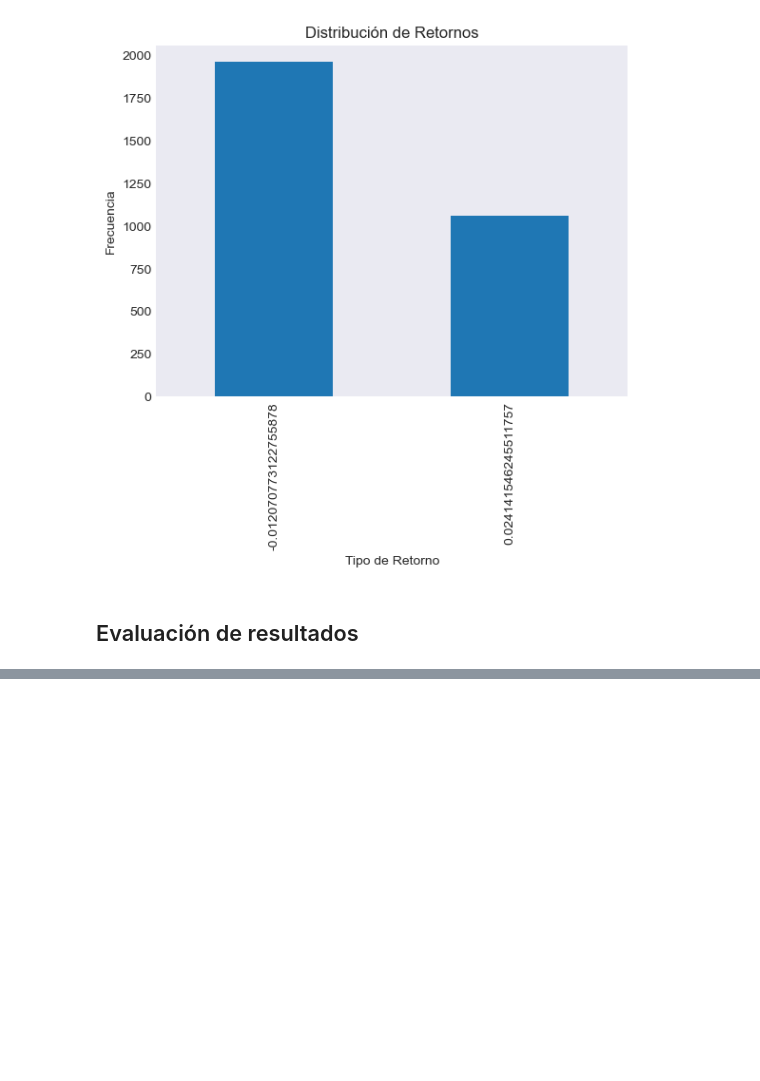
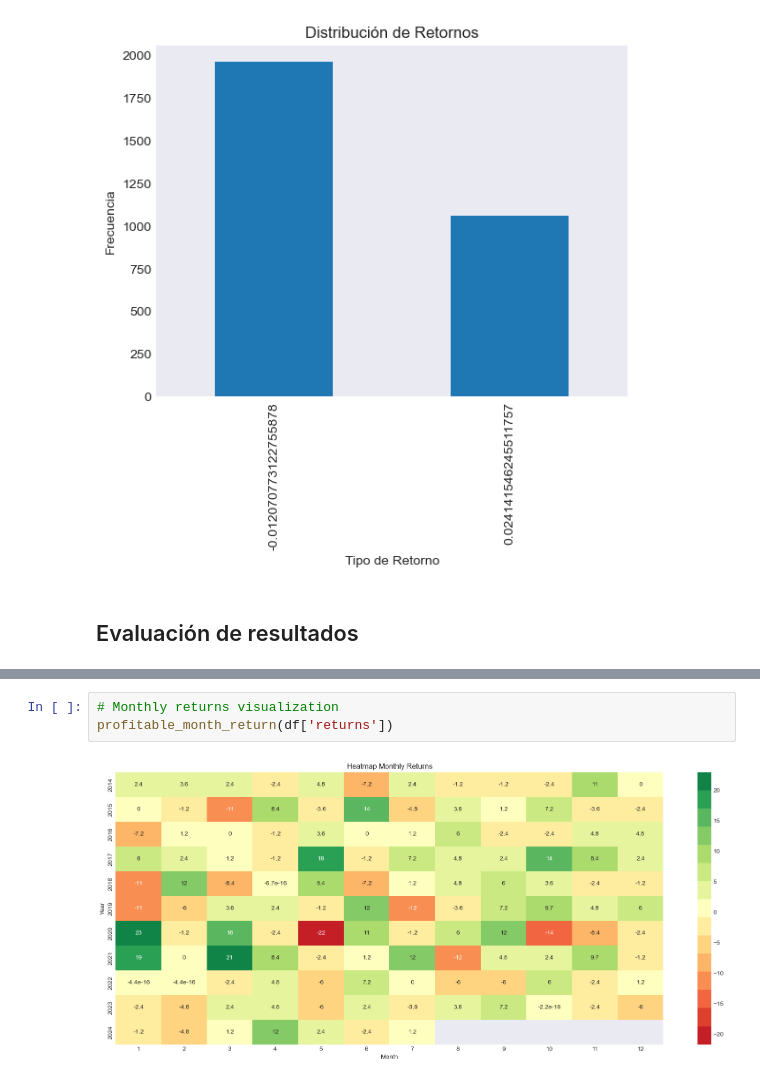
Before and after one commit to ajmtrz/portfolio_management, a Jupyter notebook: trading/alpha_system.ipynb, the cells around one changed output, grey strips where cells are left out. Drawn from its saved outputs; the diff is of its cells as text; blank space fills up the shorter version.

Commit message:
Monthly Returns & Montecarlo Simulation

```diff
--- a/trading/alpha_system.ipynb
+++ b/trading/alpha_system.ipynb
@@ -166,3 +166,8 @@ static_backtest_function(weights=weights, portfolio=portfolio, benchmark=benchma
     ___________________________________________________
 [figure]
 [figure]
+# %%
+# Monthly returns visualization
+profitable_month_return(df['returns'])
+# %% [output]
+[figure, added]
```
Also changed, not shown: parts of 3 cells of this notebook, 1 other file.
